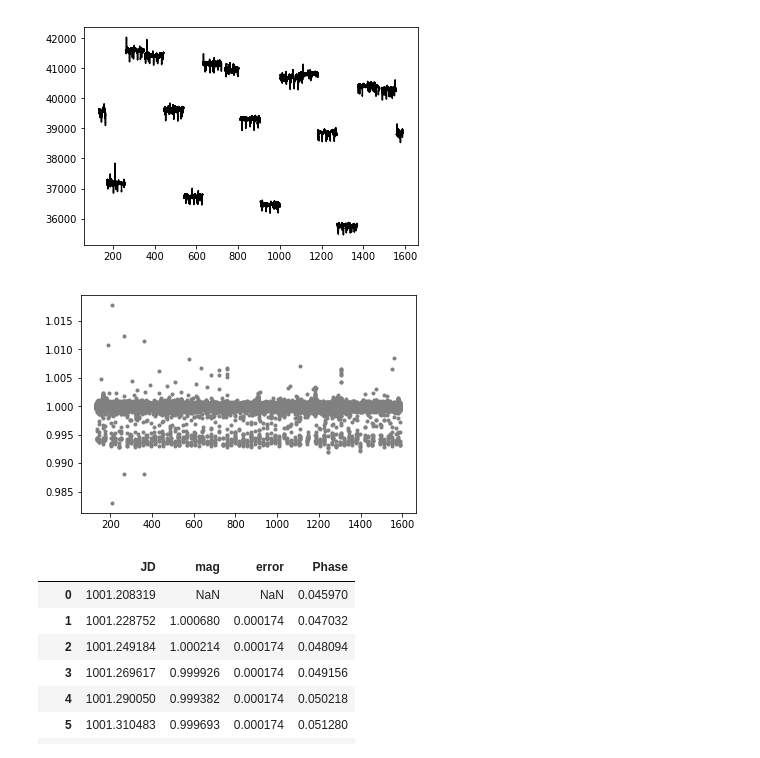
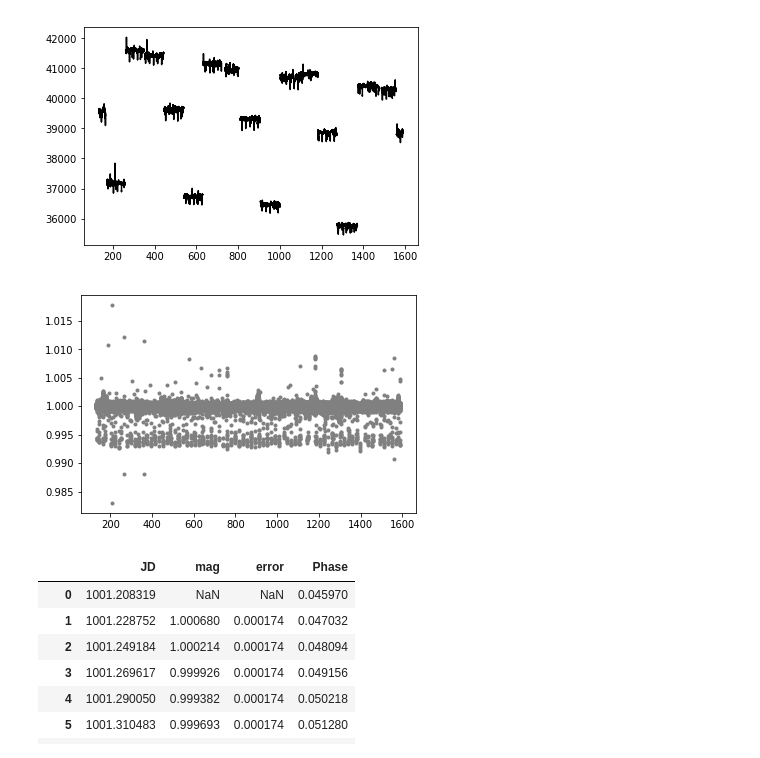
Before and after one commit to nathanmeagher/PH30116, a Jupyter notebook: COURSEWORK.ipynb, the cells around one changed output. Cells and saved outputs as stored; diff of their text form; code cells hidden in the pictures.

```diff
--- a/COURSEWORK.ipynb
+++ b/COURSEWORK.ipynb
@@ -471,30 +491,30 @@ for lcfile in glob.glob('Data/Object%slc/kplr*.fits' %(mykepler)):
 # %%
 full_dataset_time=[]    # define arrays for the entire fits dataset
 full_dataset_flux=[]
 full_dataset_error=[]
 
 # Read in all fits files for object 2
 
 for lcfile in glob.glob('Data/Object%slc/kplr*.fits' %(mykepler)): # %s is replaced my mykepler = 2 -- reads in all fits files
     tmp = fits.open(lcfile)
     t = (tmp[1].data['TIME'])
     full_flux = (tmp[1].data['PDCSAP_FLUX'])
     error = (tmp[1].data['PDCSAP_FLUX_ERR'])
 
 
 # Plot the light curve
 
-    medfilter = medfilt(full_flux, kernel_size = 91) # calling in the median filter
+    medfilter = medfilt(full_flux, kernel_size = 109) # calling in the median filter
     normalised_flux = full_flux/medfilter            # normalising the flux by dividing through by the median filter
     normalised_error = error/medfilter               # normalising the error by dividing through by the median filter
 
     pylab.plot(t, normalised_flux, ls='None', marker='.', c='grey', label='Data')
 
     full_dataset_time.extend(t)
     full_dataset_flux.extend(normalised_flux)
     full_dataset_error.extend(normalised_error)
 # %% [output]
-[figure, old version]
+[figure, new version]
 # %%
 # Writing this data to a file - UPLOAD THIS ALINGSIDE COURSEWORK. ALSO INCLUDE THIS DOCUMENT AND ALSO A PDF FILE.
 
```
Also changed, not shown: parts of 31 cells of this notebook, 4 other files.
